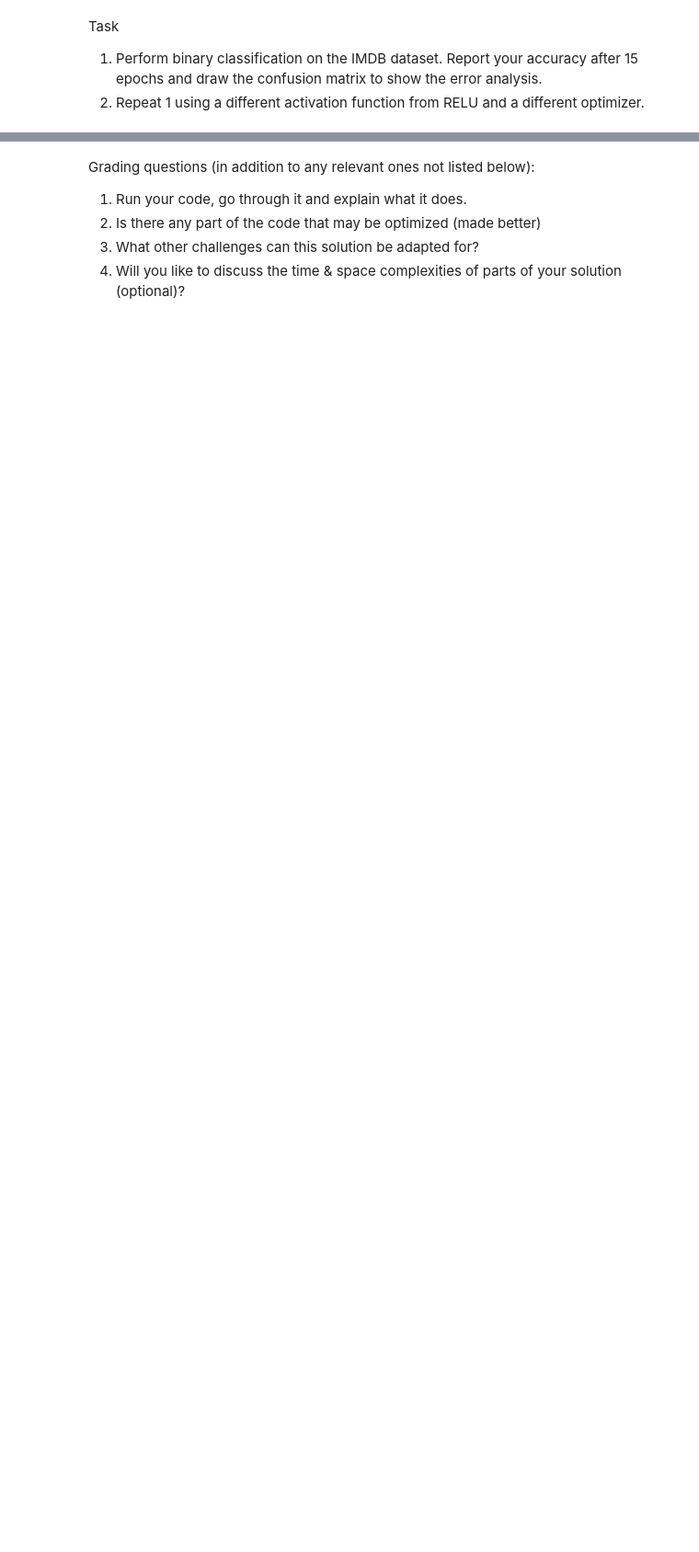
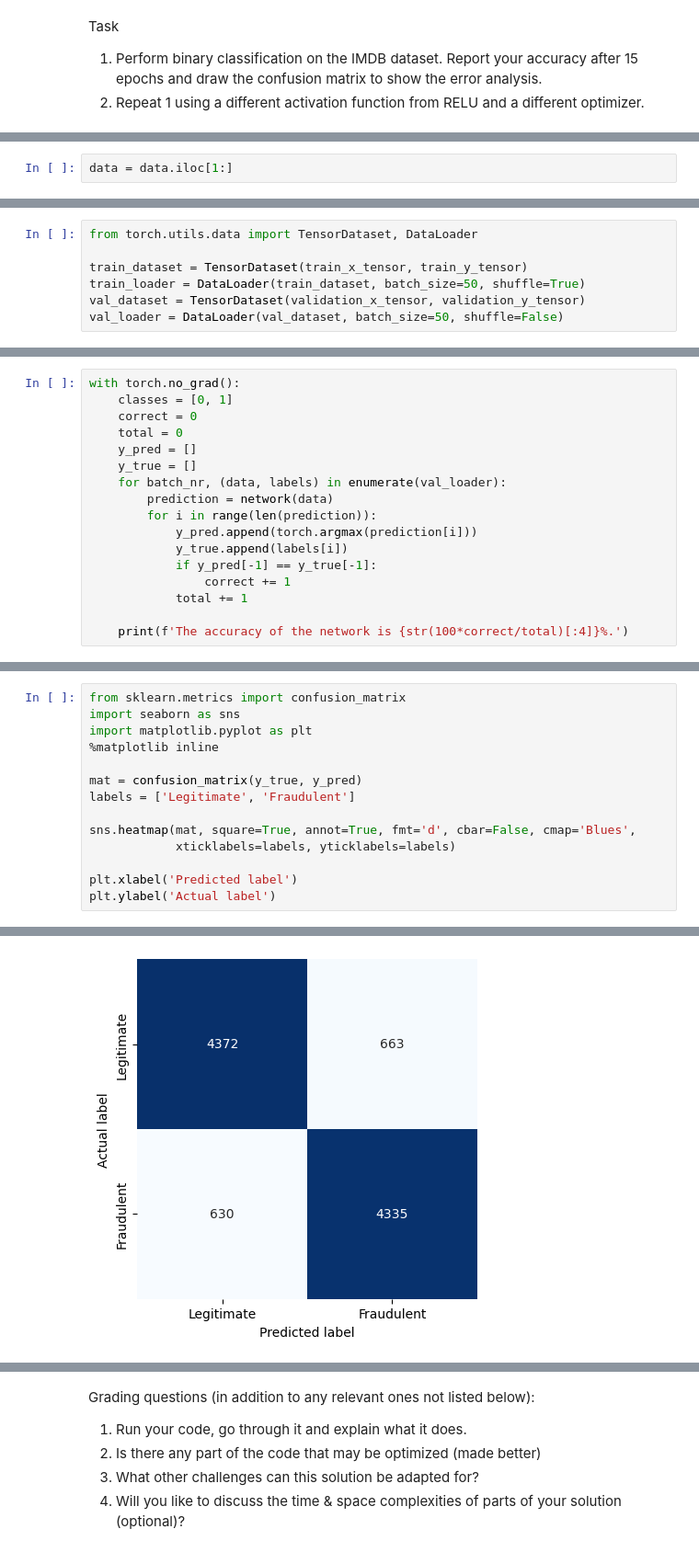
Before and after one commit to flippe3/D7058E, a Jupyter notebook: text_mining2.ipynb, the cells around one changed output, grey strips where cells are left out. Shown at 92% size. Saved outputs shown, nothing was run; the diff lists cells and outputs as text; blank space fills up the shorter version.

```diff
--- a/text_mining2.ipynb
+++ b/text_mining2.ipynb
@@ -174,0 +222,2 @@ Task
+# %%
+data = data.iloc[1:]
@@ -174,0 +248,7 @@ Task
+# %%
+from torch.utils.data import TensorDataset, DataLoader
+
+train_dataset = TensorDataset(train_x_tensor, train_y_tensor)
+train_loader = DataLoader(train_dataset, batch_size=50, shuffle=True)
+val_dataset = TensorDataset(validation_x_tensor, validation_y_tensor)
+val_loader = DataLoader(val_dataset, batch_size=50, shuffle=False)
@@ -174,0 +284,17 @@ Task
+# %%
+with torch.no_grad():
+    classes = [0, 1]
+    correct = 0
+    total = 0
+    y_pred = []
+    y_true = []
+    for batch_nr, (data, labels) in enumerate(val_loader):
+        prediction = network(data)
+        for i in range(len(prediction)):
+            y_pred.append(torch.argmax(prediction[i]))
+            y_true.append(labels[i])
+            if y_pred[-1] == y_true[-1]:
+                correct += 1
+            total += 1
+
+    print(f'The accuracy of the network is {str(100*correct/total)[:4]}%.')
@@ -174,0 +303,15 @@ Task
+# %%
+from sklearn.metrics import confusion_matrix
+import seaborn as sns
+import matplotlib.pyplot as plt
+%matplotlib inline
+
+mat = confusion_matrix(y_true, y_pred)
+labels = ['Legitimate', 'Fraudulent']
+
+sns.heatmap(mat, square=True, annot=True, fmt='d', cbar=False, cmap='Blues',
+            xticklabels=labels, yticklabels=labels)
+
+plt.xlabel('Predicted label')
+plt.ylabel('Actual label')
+# %% [output]
@@ -174,0 +319 @@ Task
+[figure, added]
```
Also changed, not shown: parts of 17 cells of this notebook.
